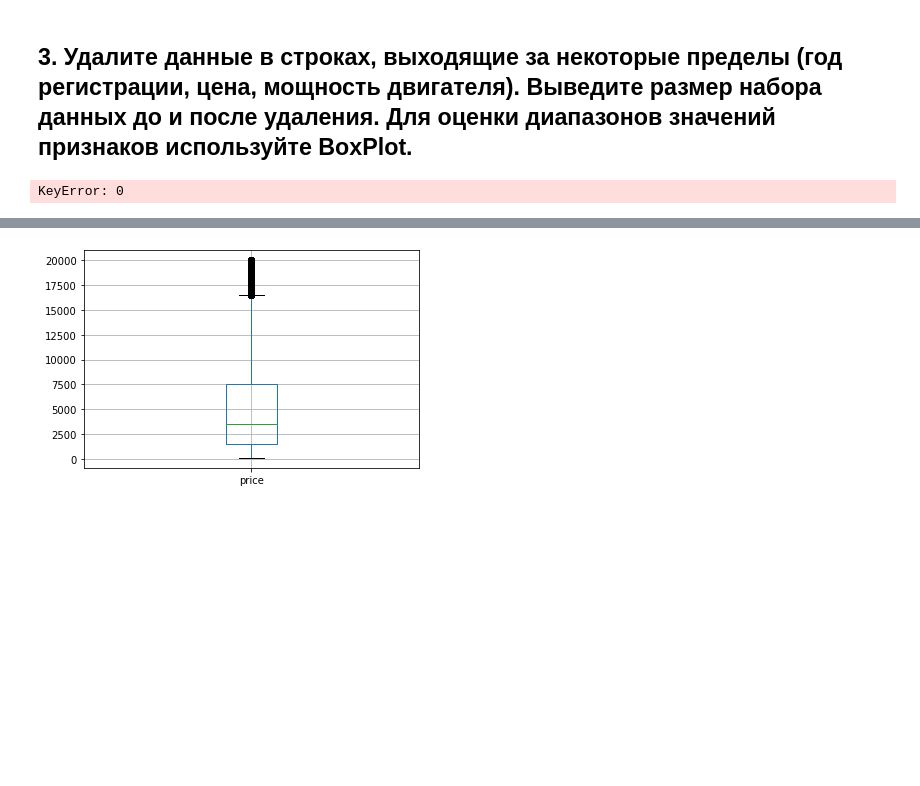
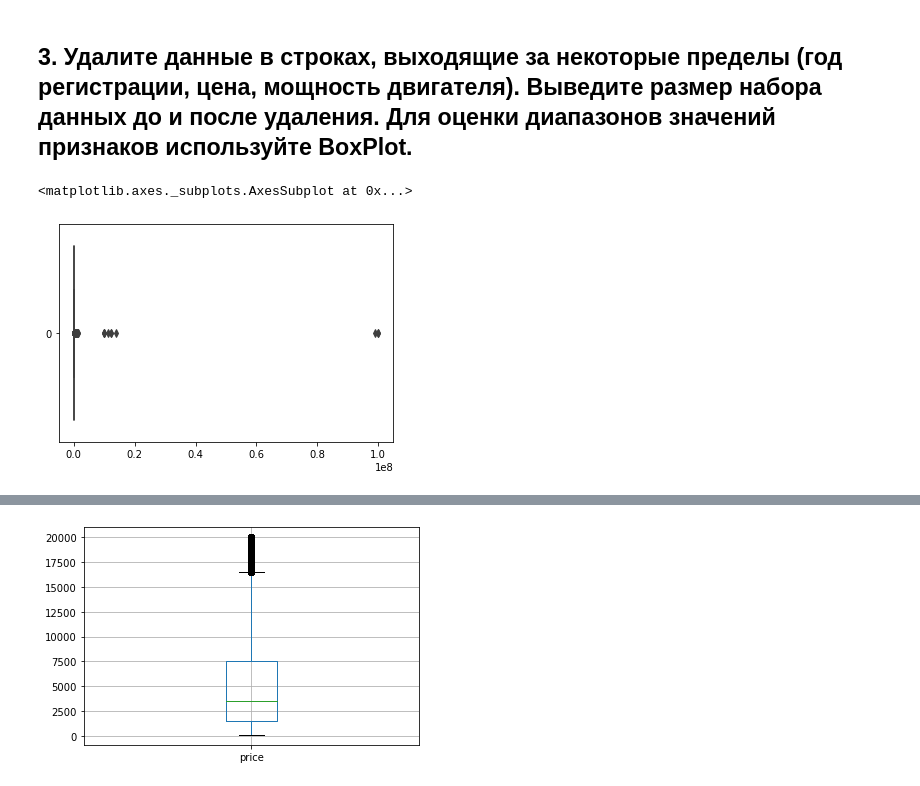
Before and after one commit to iagsav/ml_rob_nets_2020, a Jupyter notebook: ml/lab1/Панкратьев/Lab1.ipynb, the cells around one changed output, grey strips where cells are left out. Drawn from its saved outputs; the diff is of its cells as text; code cells hidden in the pictures; blank space fills up the shorter version.

Commit message:
Потерял .values
В четвёртом задании в одном из чекпоинтов потерял объявление .values

```diff
--- a/ml/lab1/Панкратьев/Lab1.ipynb
+++ b/ml/lab1/Панкратьев/Lab1.ipynb
@@ -114,7 +114,8 @@ cars_df_nodupes
 # %% [markdown]
 ## 3. Удалите данные в строках, выходящие за некоторые пределы (год регистрации, цена, мощность двигателя). Выведите размер набора данных до и после удаления. Для оценки диапазонов значений признаков используйте BoxPlot.
 # %%
-sns.boxplot(data=cars_df_nodupes.price, orient="h")
+sns.boxplot(data=cars_df_nodupes.price.values, orient="h")
 # %% [output]
-KeyError: 0
+<matplotlib.axes._subplots.AxesSubplot at 0x...>
+[figure, added]
 # %%
```
Also changed, not shown: parts of 4 cells of this notebook.
